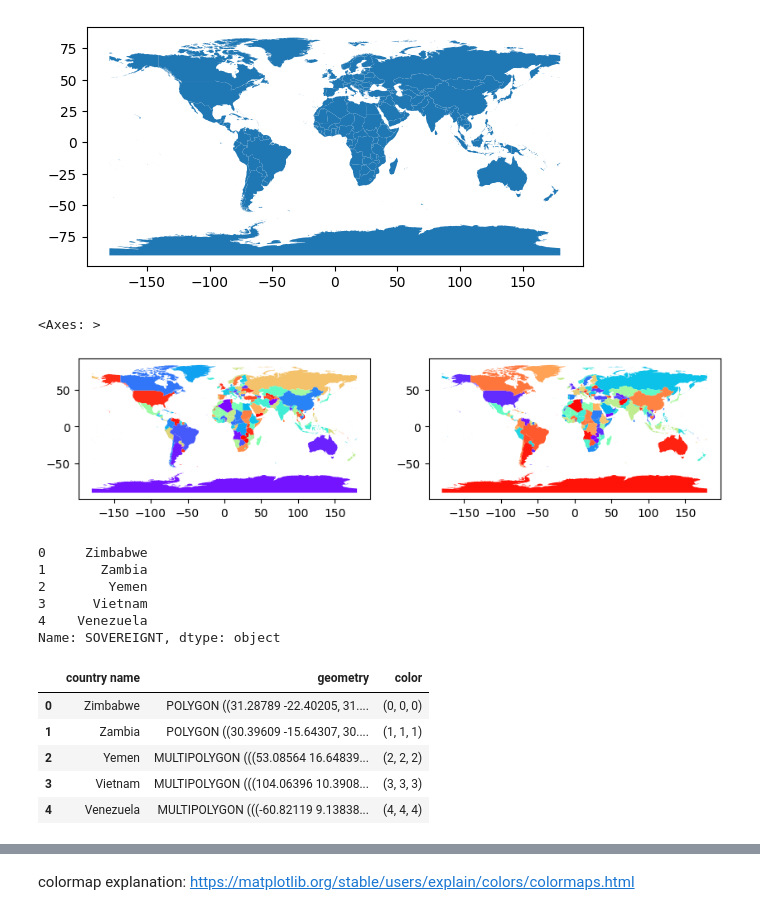
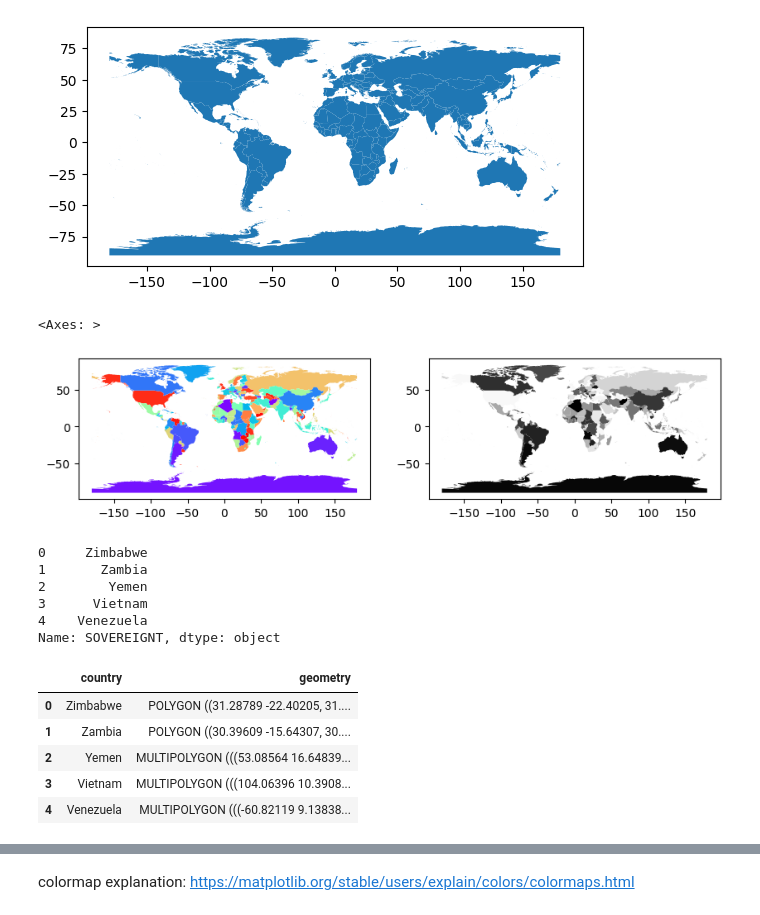
Before and after one commit to Steef-Broeder/Emergency-Services-Comparison, a Jupyter notebook: src/app.ipynb, the cells around one changed output, grey strips where cells are left out. Drawn from its saved outputs; the diff is of its cells as text; code cells hidden in the pictures.

```diff
--- a/src/app.ipynb
+++ b/src/app.ipynb
@@ -11,8 +11,8 @@ import numpy as np
 
 %matplotlib inline
 # %%
-idk = gpd.read_file("/workspaces/Emergency-Services-Comparison/maps/countries/ne_50m_admin_0_countries.shp")
-idk.head()
+shape_file = gpd.read_file("/workspaces/Emergency-Services-Comparison/maps/countries/ne_50m_admin_0_countries.shp")
+shape_file.head()
 # %% [output]
 |  | featurecla | scalerank | LABELRANK | SOVEREIGNT | SOV_A3 | ADM0_DIF | LEVEL | TYPE | TLC | ADMIN | ... |
 | 0 | Admin-0 country | 1 | 3 | Zimbabwe | ZWE | 0 | 2 | Sovereign country | 1 | Zimbabwe | ... |
@@ -29,11 +29,11 @@ idk.plot()
 # %%
 fig, (ax1, ax2) = plt.subplots(1, 2, figsize=(10, 10))
 
 # Use the 'name' column for coloring
-idk.plot(column='SOVEREIGNT', ax=ax1, cmap='rainbow')
+shape_file.plot(column='SOVEREIGNT', ax=ax1, cmap='rainbow')
 
-idk.plot(column='SOVEREIGNT', ax=ax2, cmap='rainbow_r')
+shape_file.plot(column='SOVEREIGNT', ax=ax2, cmap='Greys_r')
 # %% [output]
 <Axes: >
-[figure, old version]
+[figure, new version]
 # %%
@@ -49,15 +49,14 @@ Name: SOVEREIGNT, dtype: object
 # %%
 
 df_map = gpd.GeoDataFrame({
-    'country name': idk['SOVEREIGNT'],
-    'geometry': idk['geometry'],
-    'color': [(i, i, i) for i in idk.index]
+    'country': idk['SOVEREIGNT'],
+    'geometry': idk['geometry']
 })
 df_map.head()
 # %% [output]
-|  | country name | geometry | color |
-| 0 | Zimbabwe | POLYGON ((31.28789 -22.40205, 31.... | (0, 0, 0) |
-| 1 | Zambia | POLYGON ((30.39609 -15.64307, 30.... | (1, 1, 1) |
-| 2 | Yemen | MULTIPOLYGON (((53.08564 16.64839... | (2, 2, 2) |
-| 3 | Vietnam | MULTIPOLYGON (((104.06396 10.3908... | (3, 3, 3) |
-| 4 | Venezuela | MULTIPOLYGON (((-60.82119 9.13838... | (4, 4, 4) |
+|  | country | geometry |
+| 0 | Zimbabwe | POLYGON ((31.28789 -22.40205, 31.... |
+| 1 | Zambia | POLYGON ((30.39609 -15.64307, 30.... |
+| 2 | Yemen | MULTIPOLYGON (((53.08564 16.64839... |
+| 3 | Vietnam | MULTIPOLYGON (((104.06396 10.3908... |
+| 4 | Venezuela | MULTIPOLYGON (((-60.82119 9.13838... |
```
Also changed, not shown: parts of 7 cells of this notebook, 1 other file.
